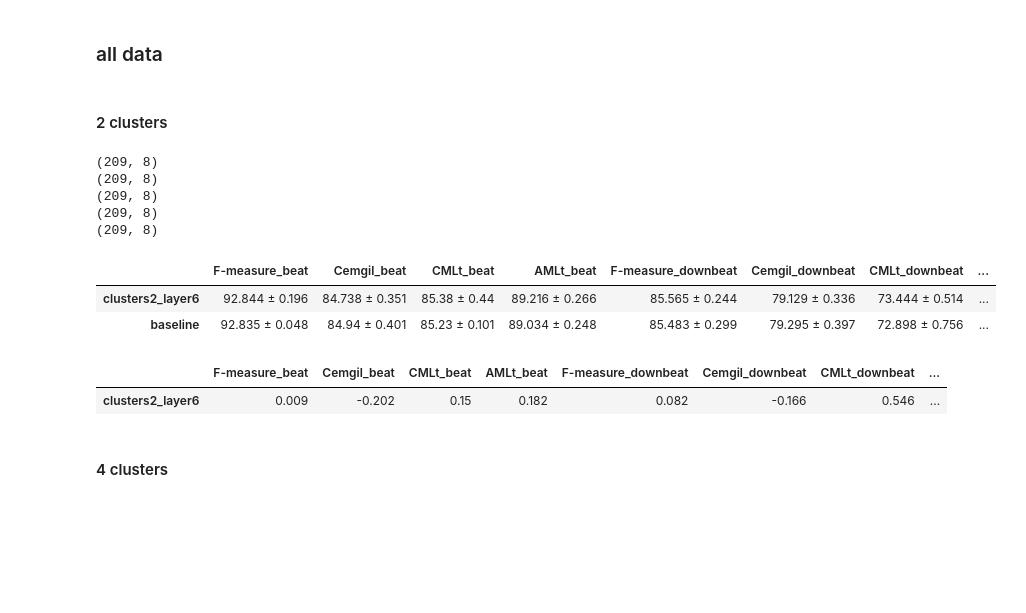
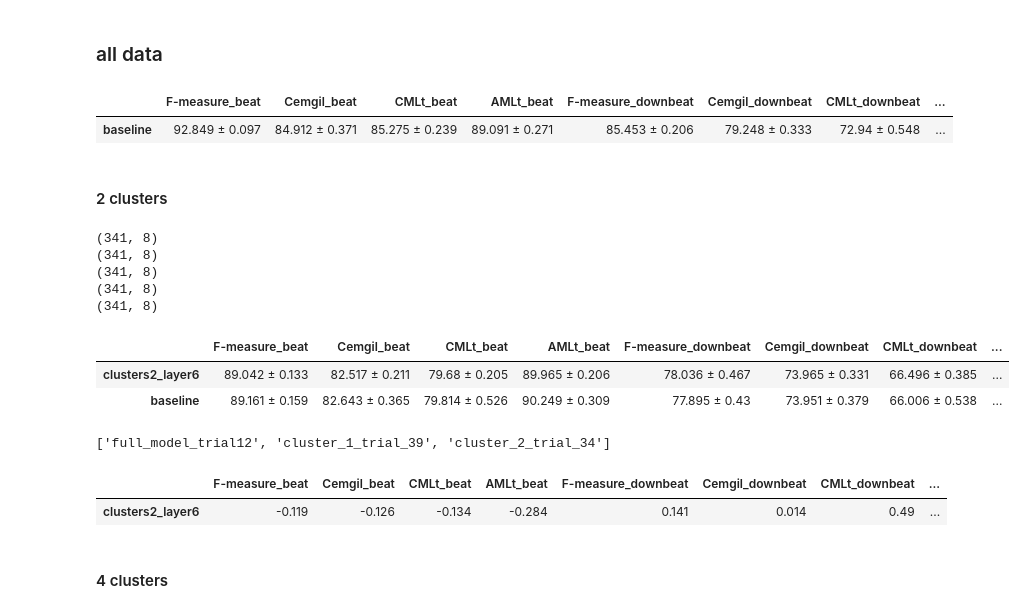
Before and after one commit to PulyaPolya/beat_this, a Jupyter notebook: results_evaluation.ipynb, the cells around one changed output. Drawn from its saved outputs; the diff is of its cells as text; code cells hidden in the pictures; blank space fills up the shorter version.

```diff
--- a/results_evaluation.ipynb
+++ b/results_evaluation.ipynb
@@ -3049,42 +3049,60 @@ genres are Classical + Jazz
  'Classical + Jazz')
 # %% [markdown]
 ### all data
+# %%
+seeds = [0,1, 2,3,4,5,6,7,8,9]
+names =["full_model_trial12"]
+json_path = "json_val_scores"
+df_seeds_mean, df_seeds_std, df_final_baseline = get_total_results_new(seeds = seeds, json_val_path = json_path, full = True, names = names ) #rename_columns="baseline"
+configs = {
+
+    "baseline": df_final_baseline
+}
+final_df = pd.DataFrame(configs).T
+# #final_df["F1average"] = final_df[["F-measure_beat","F-measure_downbeat"]].mean(axis=1).round(3).astype(str)
+final_df
+#diff_vs_baseline = get_baseliine_diff (final_df , num_trials=1)
+# %% [output]
+|  | F-measure_beat | Cemgil_beat | CMLt_beat | AMLt_beat | F-measure_downbeat | Cemgil_downbeat | CMLt_downbeat | ... |
+| baseline | 92.849 ± 0.097 | 84.912 ± 0.371 | 85.275 ± 0.239 | 89.091 ± 0.271 | 85.453 ± 0.206 | 79.248 ± 0.333 | 72.94 ± 0.548 | ... |
 # %% [markdown]
 #### 2 clusters
 # %%
 seeds = [0,1, 2,3,4]
 names =["full_model_trial12", "cluster_1_trial_39", "cluster_2_trial_34"]
-json_path = "json_val_scores"
+json_path = "json_test_scores"
 df_seeds_mean, df_seeds_std, df_final_baseline = get_total_results_new(seeds = seeds, json_val_path = json_path, full = True, names = names ) #rename_columns="baseline"
 df_seeds_mean, df_seeds_std, df_final_clusters2_layer6 = get_total_results_new(seeds = seeds, json_val_path = json_path, layer = 6, clusters = 2, names = names )
 configs = {
     "clusters2_layer6": df_final_clusters2_layer6,
 
     "baseline": df_final_baseline
 }
 final_df = pd.DataFrame(configs).T
 # #final_df["F1average"] = final_df[["F-measure_beat","F-measure_downbeat"]].mean(axis=1).round(3).astype(str)
 final_df
 #diff_vs_baseline = get_baseliine_diff (final_df , num_trials=1)
 # %% [output]
-(209, 8)
-(209, 8)
-(209, 8)
-(209, 8)
-(209, 8)
+(341, 8)
+(341, 8)
+(341, 8)
+(341, 8)
+(341, 8)
 |  | F-measure_beat | Cemgil_beat | CMLt_beat | AMLt_beat | F-measure_downbeat | Cemgil_downbeat | CMLt_downbeat | ... |
-| clusters2_layer6 | 92.844 ± 0.196 | 84.738 ± 0.351 | 85.38 ± 0.44 | 89.216 ± 0.266 | 85.565 ± 0.244 | 79.129 ± 0.336 | 73.444 ± 0.514 | ... |
-| baseline | 92.835 ± 0.048 | 84.94 ± 0.401 | 85.23 ± 0.101 | 89.034 ± 0.248 | 85.483 ± 0.299 | 79.295 ± 0.397 | 72.898 ± 0.756 | ... |
+| clusters2_layer6 | 89.042 ± 0.133 | 82.517 ± 0.211 | 79.68 ± 0.205 | 89.965 ± 0.206 | 78.036 ± 0.467 | 73.965 ± 0.331 | 66.496 ± 0.385 | ... |
+| baseline | 89.161 ± 0.159 | 82.643 ± 0.365 | 79.814 ± 0.526 | 90.249 ± 0.309 | 77.895 ± 0.43 | 73.951 ± 0.379 | 66.006 ± 0.538 | ... |
 # %%
 def extract_mean(series):
     return series.str.split("±").str[0].astype(float)
 df_means_only = final_df.apply(extract_mean, axis=1)
 diff_vs_baseline = df_means_only.subtract(df_means_only.loc["baseline"])
 diff_vs_baseline = diff_vs_baseline.drop(index="baseline")
+print(names)
 diff_vs_baseline
 # %% [output]
+['full_model_trial12', 'cluster_1_trial_39', 'cluster_2_trial_34']
 |  | F-measure_beat | Cemgil_beat | CMLt_beat | AMLt_beat | F-measure_downbeat | Cemgil_downbeat | CMLt_downbeat | ... |
-| clusters2_layer6 | 0.009 | -0.202 | 0.15 | 0.182 | 0.082 | -0.166 | 0.546 | ... |
+| clusters2_layer6 | -0.119 | -0.126 | -0.134 | -0.284 | 0.141 | 0.014 | 0.49 | ... |
 # %% [markdown]
 #### 4 clusters
 # %%
```
Also changed, not shown: parts of 3 cells of this notebook, 2 other files.
